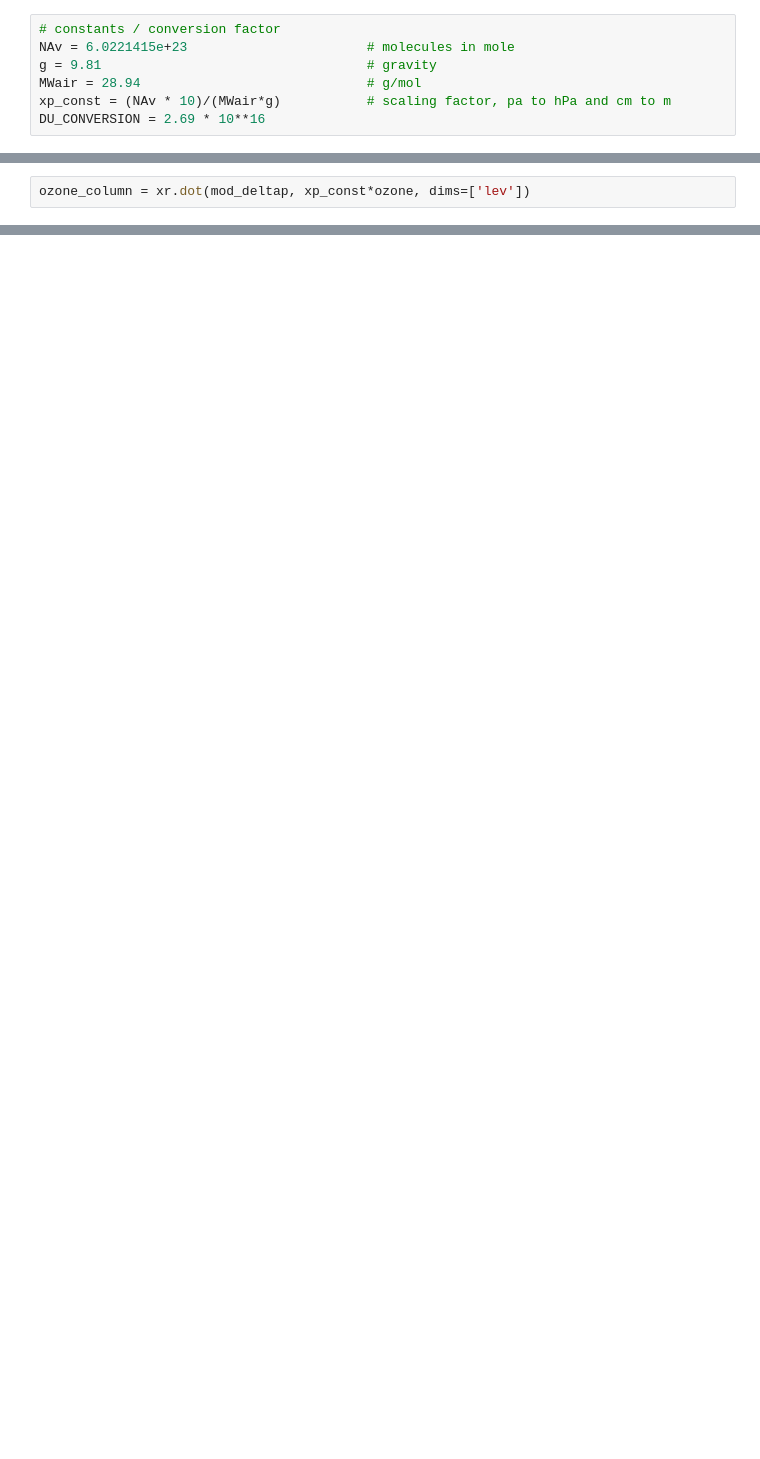
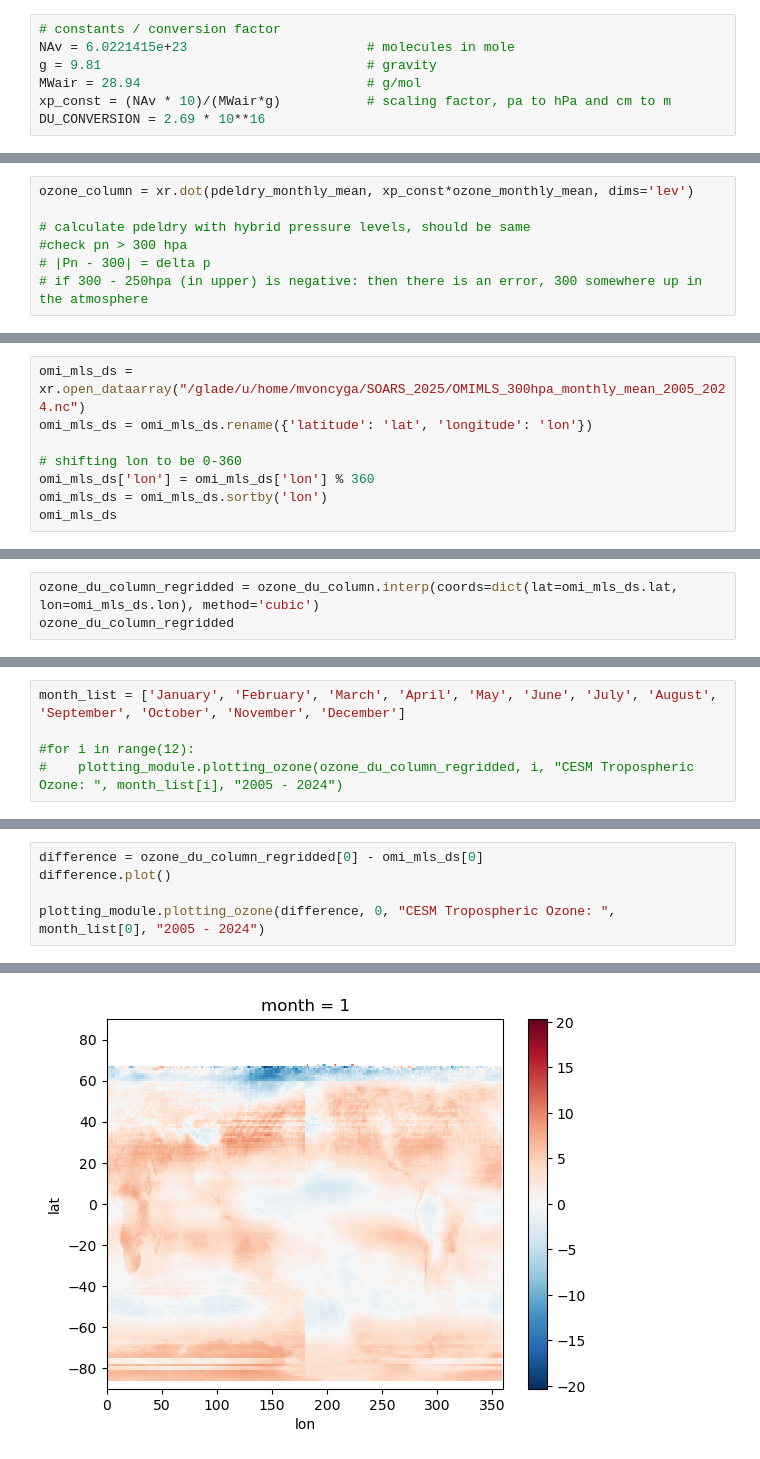
Before and after one commit to monikavc/SOARS_2025, a Jupyter notebook: Unit_Conversions.ipynb, the cells around one changed output, grey strips where cells are left out. Saved outputs shown, nothing was run; the diff lists cells and outputs as text; blank space fills up the shorter version.

Commit message:
Fixed plotting, CF compliance, date ranges for observational set, and regridded

```diff
--- a/Unit_Conversions.ipynb
+++ b/Unit_Conversions.ipynb
@@ -55,4 +59,9 @@ mod_deltap = (mod_press_low - mod_press_top)/100
 # %%
-ozone_column = xr.dot(mod_deltap, xp_const*ozone, dims=['lev'])
+ozone_column = xr.dot(pdeldry_monthly_mean, xp_const*ozone_monthly_mean, dims='lev')
+
+# calculate pdeldry with hybrid pressure levels, should be same
+#check pn > 300 hpa
+# |Pn - 300| = delta p
+# if 300 - 250hpa (in upper) is negative: then there is an error, 300 somewhere up in the atmosphere
 # %%
 ozone_du_column = ozone_column.copy() / DU_CONVERSION
@@ -81,0 +70,8 @@ Coordinates:
+# %%
+omi_mls_ds = xr.open_dataarray("/glade/u/home/mvoncyga/SOARS_2025/OMIMLS_300hpa_monthly_mean_2005_2024.nc")
+omi_mls_ds = omi_mls_ds.rename({'latitude': 'lat', 'longitude': 'lon'})
+
+# shifting lon to be 0-360
+omi_mls_ds['lon'] = omi_mls_ds['lon'] % 360
+omi_mls_ds = omi_mls_ds.sortby('lon')
+omi_mls_ds
@@ -81,0 +90,3 @@ Coordinates:
+# %%
+ozone_du_column_regridded = ozone_du_column.interp(coords=dict(lat=omi_mls_ds.lat, lon=omi_mls_ds.lon), method='cubic')
+ozone_du_column_regridded
@@ -81,0 +111,5 @@ Coordinates:
+# %%
+month_list = ['January', 'February', 'March', 'April', 'May', 'June', 'July', 'August', 'September', 'October', 'November', 'December']
+
+#for i in range(12):
+#    plotting_module.plotting_ozone(ozone_du_column_regridded, i, "CESM Tropospheric Ozone: ", month_list[i], "2005 - 2024")
@@ -81,0 +119,6 @@ Coordinates:
+# %%
+difference = ozone_du_column_regridded[0] - omi_mls_ds[0]
+difference.plot()
+
+plotting_module.plotting_ozone(difference, 0, "CESM Tropospheric Ozone: ", month_list[0], "2005 - 2024")
+# %% [output]
@@ -81,0 +126 @@ Coordinates:
+[figure, added]
```
Also changed, not shown: parts of 12 cells of this notebook, 42 other files.
